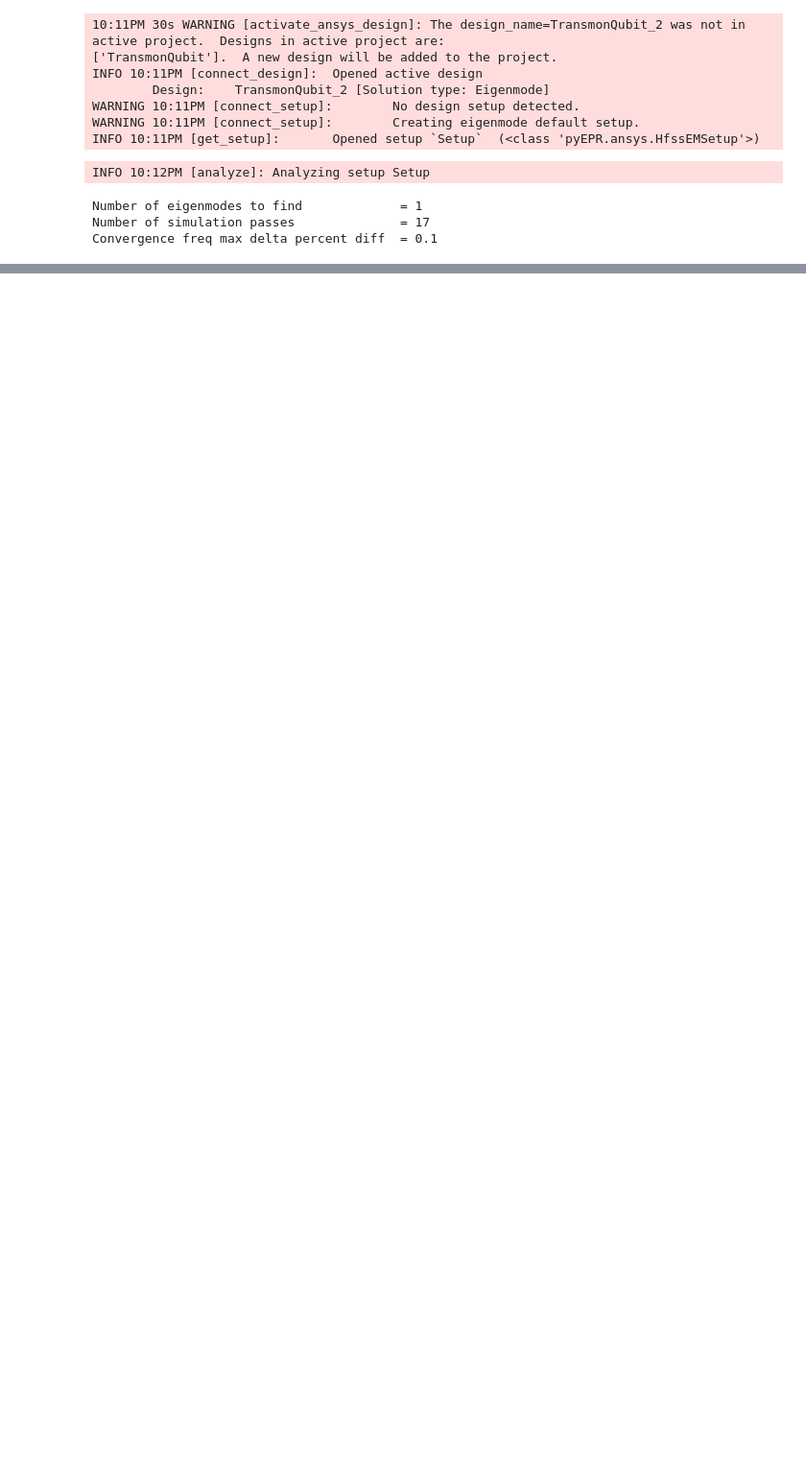
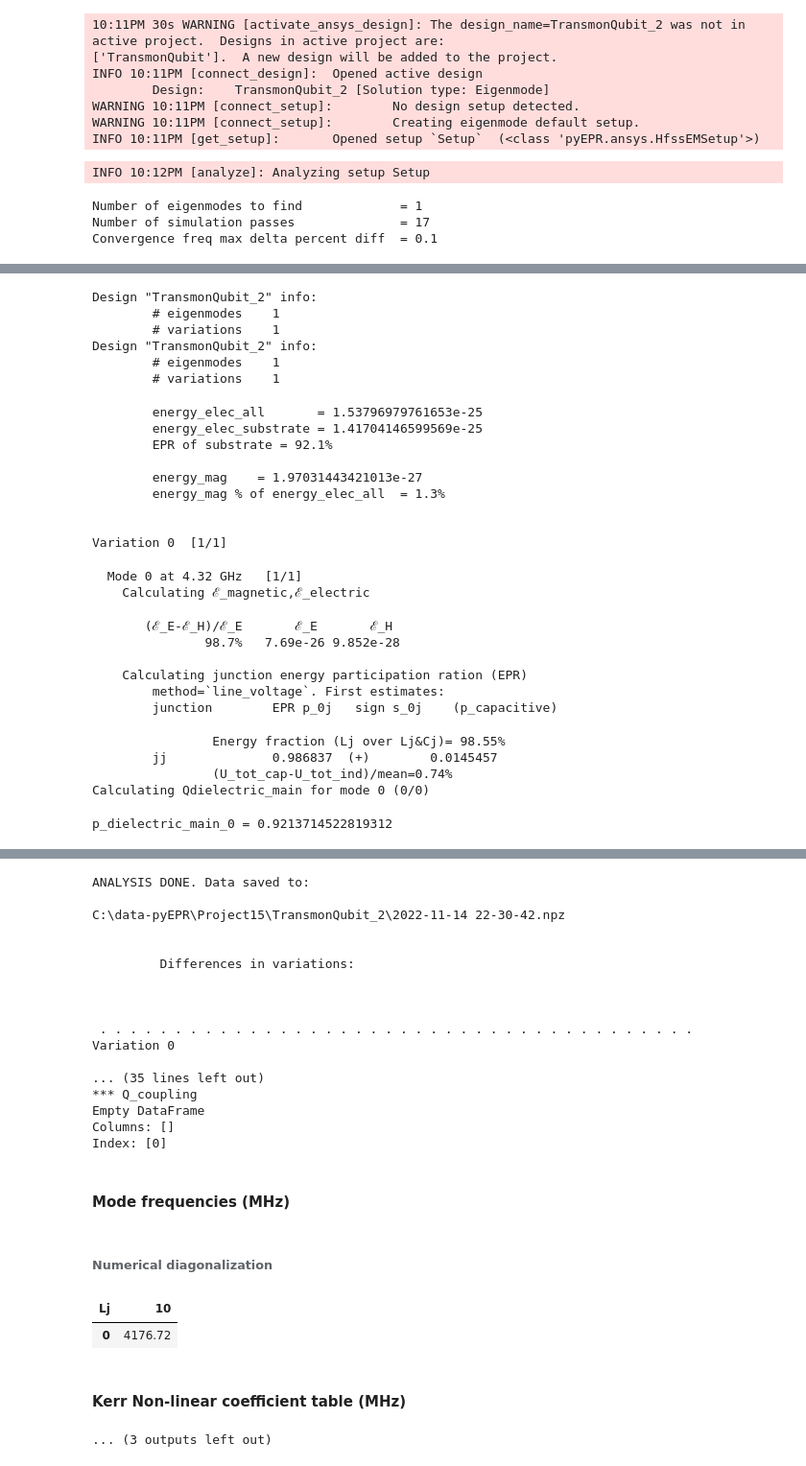
Before and after one commit to shanto268/OCS_Transmon_Qubit, a Jupyter notebook: transmon.ipynb, the cells around one changed output, grey strips where cells are left out. Shown at 96% size. Cells and saved outputs as stored; diff of their text form; code cells hidden in the pictures; blank space fills up the shorter version.

```diff
--- a/transmon.ipynb
+++ b/transmon.ipynb
@@ -245,0 +401,4 @@ EjEc_ratio
+# %%
+eig_qb.setup.junctions.jj.rect = 'JJ_rect_Lj_Q1_rect_jj'
+eig_qb.setup.junctions.jj.line = 'JJ_Lj_Q1_rect_jj_'
+eig_qb.setup
@@ -245,0 +414,31 @@ EjEc_ratio
+# %%
+eig_qb.run_epr()
+# %% [output]
+Design "TransmonQubit_2" info:
+        # eigenmodes    1
+        # variations    1
+Design "TransmonQubit_2" info:
+        # eigenmodes    1
+        # variations    1
+        energy_elec_all       = 1.53796979761653e-25
+        energy_elec_substrate = 1.41704146599569e-25
+        EPR of substrate = 92.1%
+
+        energy_mag    = 1.97031443421013e-27
+        energy_mag % of energy_elec_all  = 1.3%
+
+
+Variation 0  [1/1]
+  Mode 0 at 4.32 GHz   [1/1]
+    Calculating ℰ_magnetic,ℰ_electric
+       (ℰ_E-ℰ_H)/ℰ_E       ℰ_E       ℰ_H
+               98.7%   7.69e-26 9.852e-28
+
+    Calculating junction energy participation ration (EPR)
+        method=`line_voltage`. First estimates:
+        junction        EPR p_0j   sign s_0j    (p_capacitive)
+                Energy fraction (Lj over Lj&Cj)= 98.55%
+        jj              0.986837  (+)        0.0145457
+                (U_tot_cap-U_tot_ind)/mean=0.74%
+Calculating Qdielectric_main for mode 0 (0/0)
+p_dielectric_main_0 = 0.9213714522819312
@@ -245,0 +446,23 @@ EjEc_ratio
+ANALYSIS DONE. Data saved to:
+
+C:\data-pyEPR\Project15\TransmonQubit_2\2022-11-14 22-30-42.npz
+
+
+         Differences in variations:
+
+
+
+ . . . . . . . . . . . . . . . . . . . . . . . . . . . . . . . . . . . . . . . .
+Variation 0
+
+... (35 lines left out)
+*** Q_coupling
+Empty DataFrame
+Columns: []
+Index: [0]
+#### Mode frequencies (MHz)
+###### Numerical diagonalization
+| Lj | 10 |
+| 0 | 4176.72 |
+#### Kerr Non-linear coefficient table (MHz)
+... (3 outputs left out)
```
Also changed, not shown: parts of 31 cells of this notebook, 12 other files.
